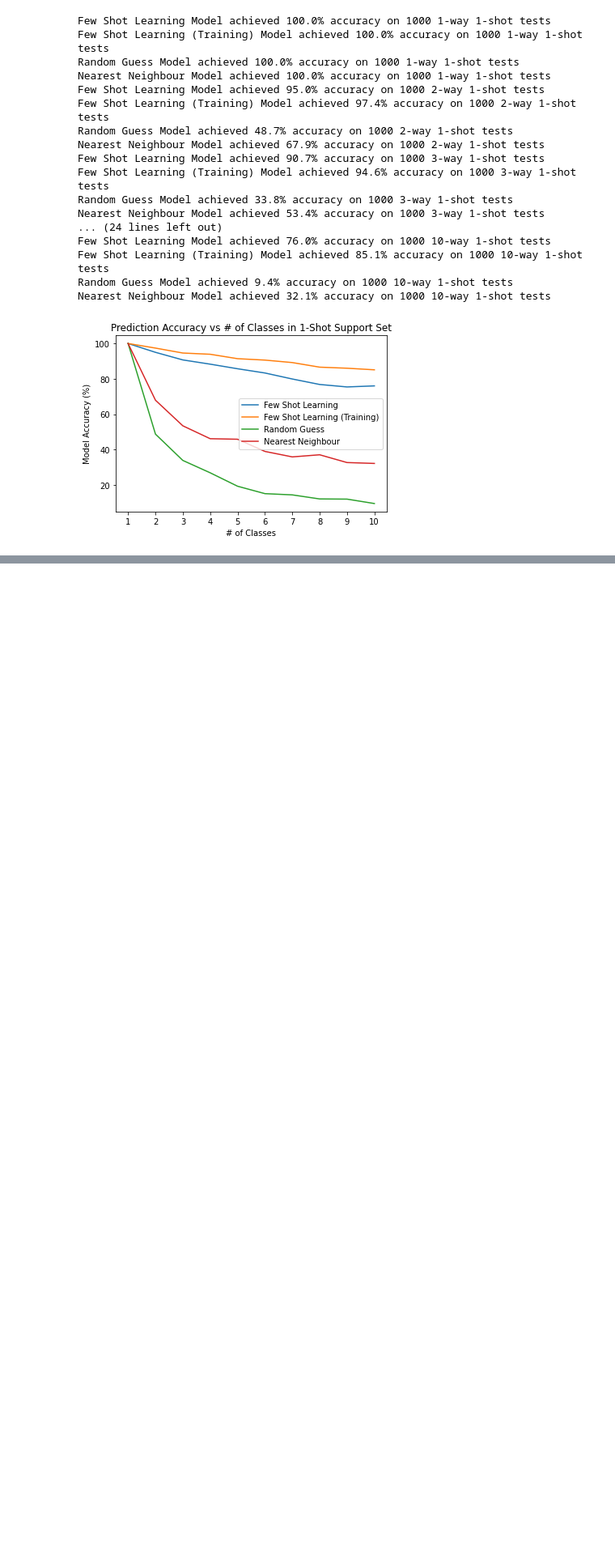
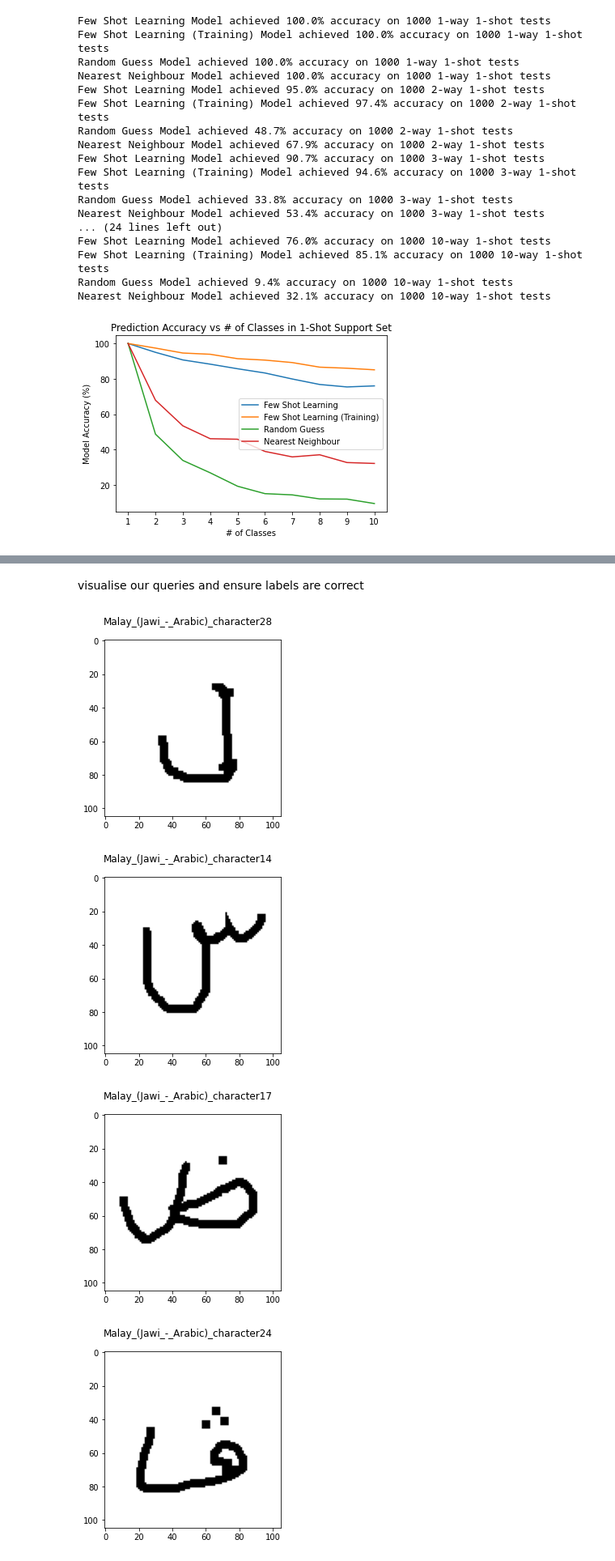
Before and after one commit to beetee17/few_shot_learning, a Jupyter notebook: keras-one-shot/omniglot.ipynb, the cells around one changed output, grey strips where cells are left out. Shown at 81% size. Cells and saved outputs as stored; diff of their text form; code cells hidden in the pictures; blank space fills up the shorter version.

```diff
--- a/keras-one-shot/omniglot.ipynb
+++ b/keras-one-shot/omniglot.ipynb
@@ -814,0 +875,23 @@ Nearest Neighbour Model achieved 32.1% accuracy on 1000 10-way 1-shot tests
+# %%
+def split_ft_set(X_ft, Y_ft, queries_per_class):
+    # get n number of images from fine tuning set per class, the rest will form our support set
+    pos_classes = list(set(Y_ft))
+    queries = []
+    labels = []
+    support_set = list(X_ft[:])
+    support_labels = list(Y_ft[:])
+    for y in pos_classes[:]:
+        for n in range(queries_per_class):
+
+            pos_i = [i for i, label in enumerate(support_labels) if label == y]
+            i = np.random.choice(pos_i)
+            queries.append(support_set.pop(i))
+            labels.append(support_labels.pop(i))
+
+        pos_classes.remove(y)
+
+    queries, labels = shuffle(queries, labels)
+
+    return np.array(queries), labels, np.array(support_set), support_labels
+
+queries, labels, support_set, support_labels = split_ft_set(X_ft, Y_ft, queries_per_class=5)
@@ -814,0 +906,13 @@ Nearest Neighbour Model achieved 32.1% accuracy on 1000 10-way 1-shot tests
+# %% [markdown]
+visualise our queries and ensure labels are correct
+# %%
+for i in range(5):
+    fig = plt.figure()
+    ax1 = fig.add_subplot(111)
+    ax1.imshow(queries[i], cmap='gray')
+    plt.suptitle(labels[i])
+# %% [output]
+[figure, added]
+[figure, added]
+[figure, added]
+[figure, added]
```
Also changed, not shown: parts of 22 cells of this notebook.
